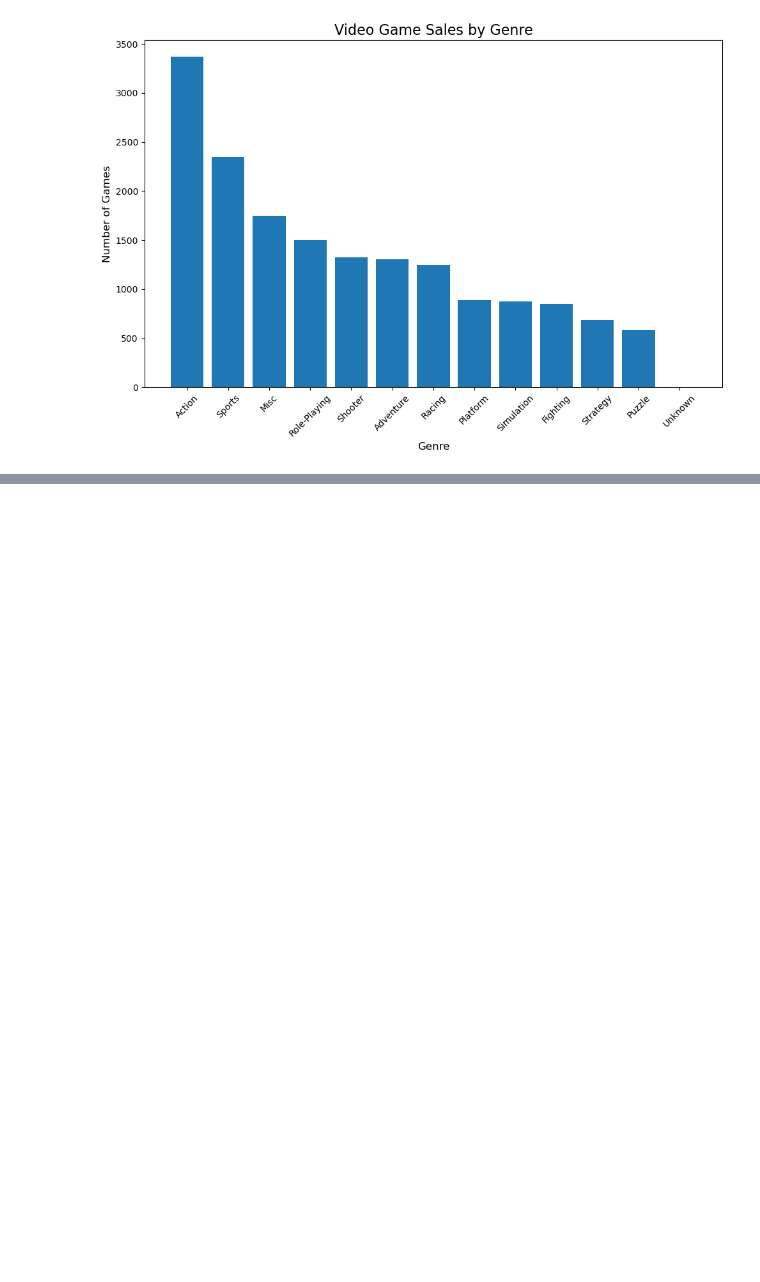
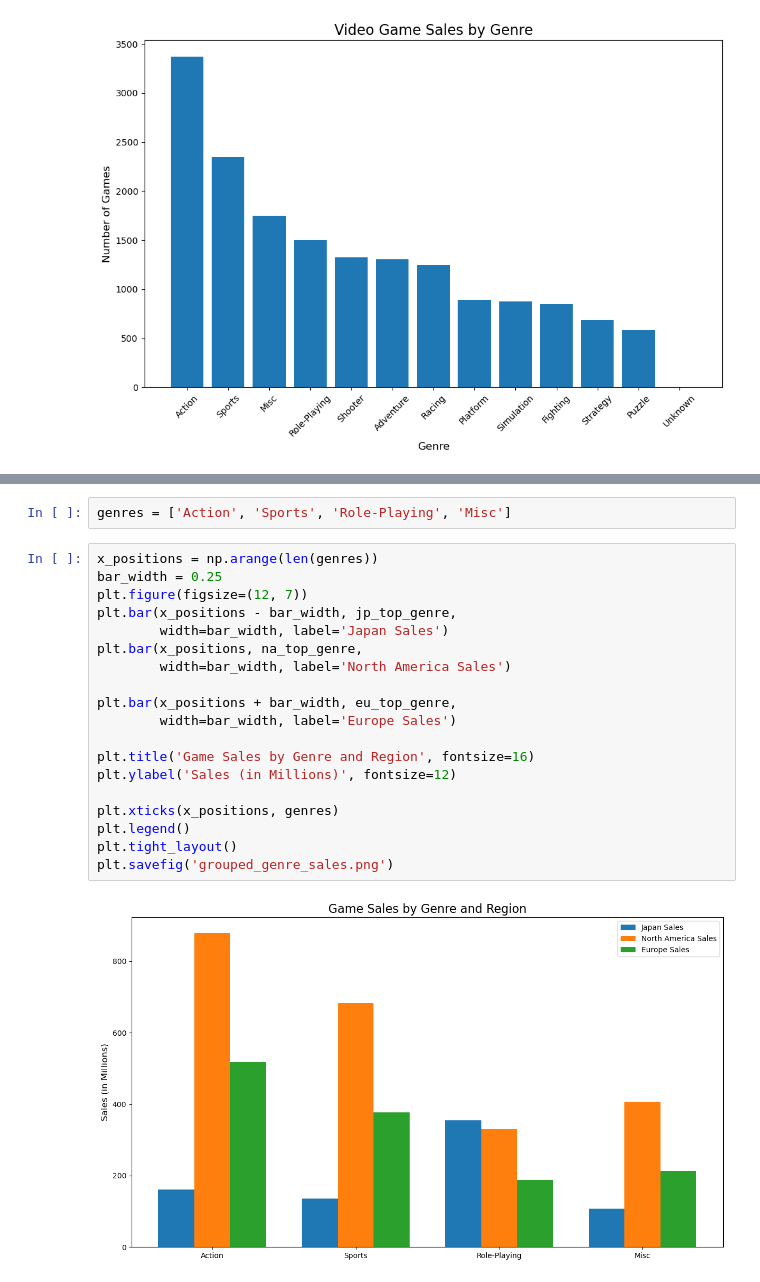
Before and after one commit to farman-khan-space/video-games-sales-EDA-with-numpy-basics, a Jupyter notebook: index.ipynb, the cells around one changed output, grey strips where cells are left out. Saved outputs shown, nothing was run; the diff lists cells and outputs as text; blank space fills up the shorter version.

```diff
--- a/index.ipynb
+++ b/index.ipynb
@@ -134,0 +269,23 @@ plt.show()
+# %%
+genres = ['Action', 'Sports', 'Role-Playing', 'Misc']
+# %%
+x_positions = np.arange(len(genres))
+bar_width = 0.25
+plt.figure(figsize=(12, 7))
+plt.bar(x_positions - bar_width, jp_top_genre,
+        width=bar_width, label='Japan Sales')
+plt.bar(x_positions, na_top_genre,
+        width=bar_width, label='North America Sales')
+
+plt.bar(x_positions + bar_width, eu_top_genre,
+        width=bar_width, label='Europe Sales')
+
+plt.title('Game Sales by Genre and Region', fontsize=16)
+plt.ylabel('Sales (in Millions)', fontsize=12)
+
+plt.xticks(x_positions, genres)
+plt.legend()
+plt.tight_layout()
+plt.savefig('grouped_genre_sales.png')
+# %% [output]
+[figure, added]
```
Also changed, not shown: parts of 27 cells of this notebook, 1 other file.
